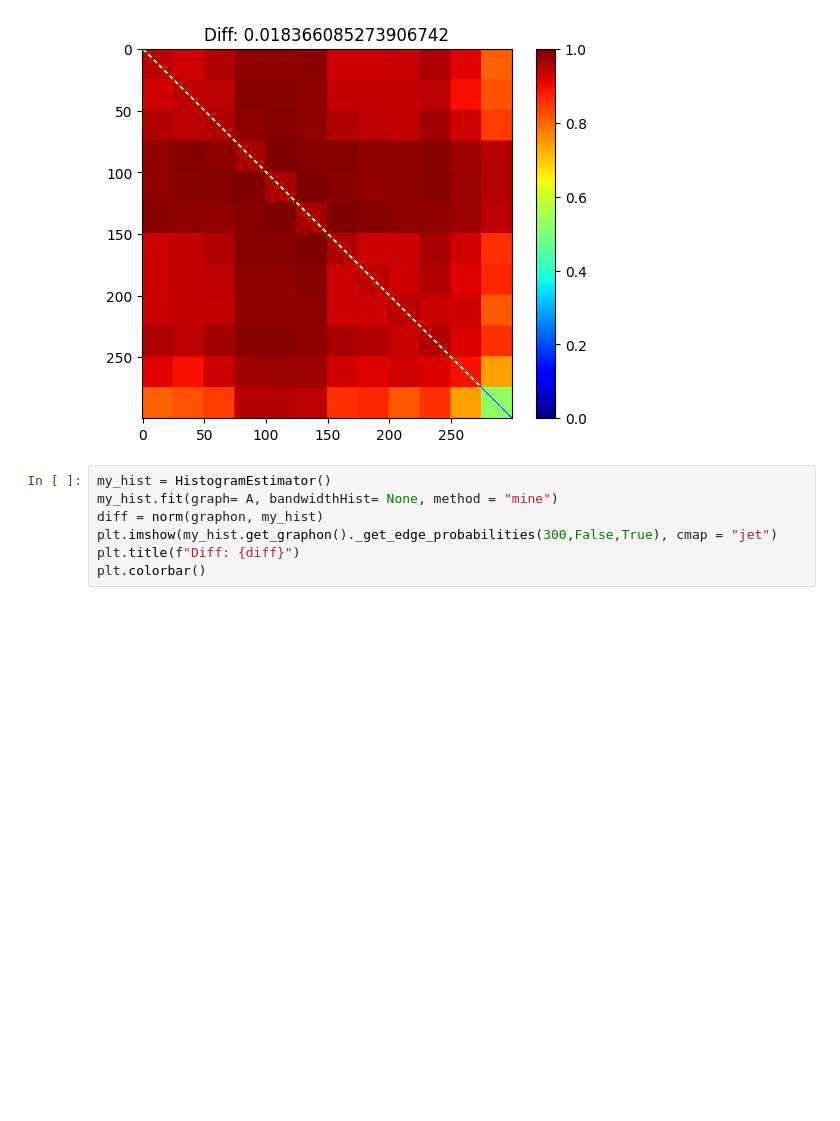
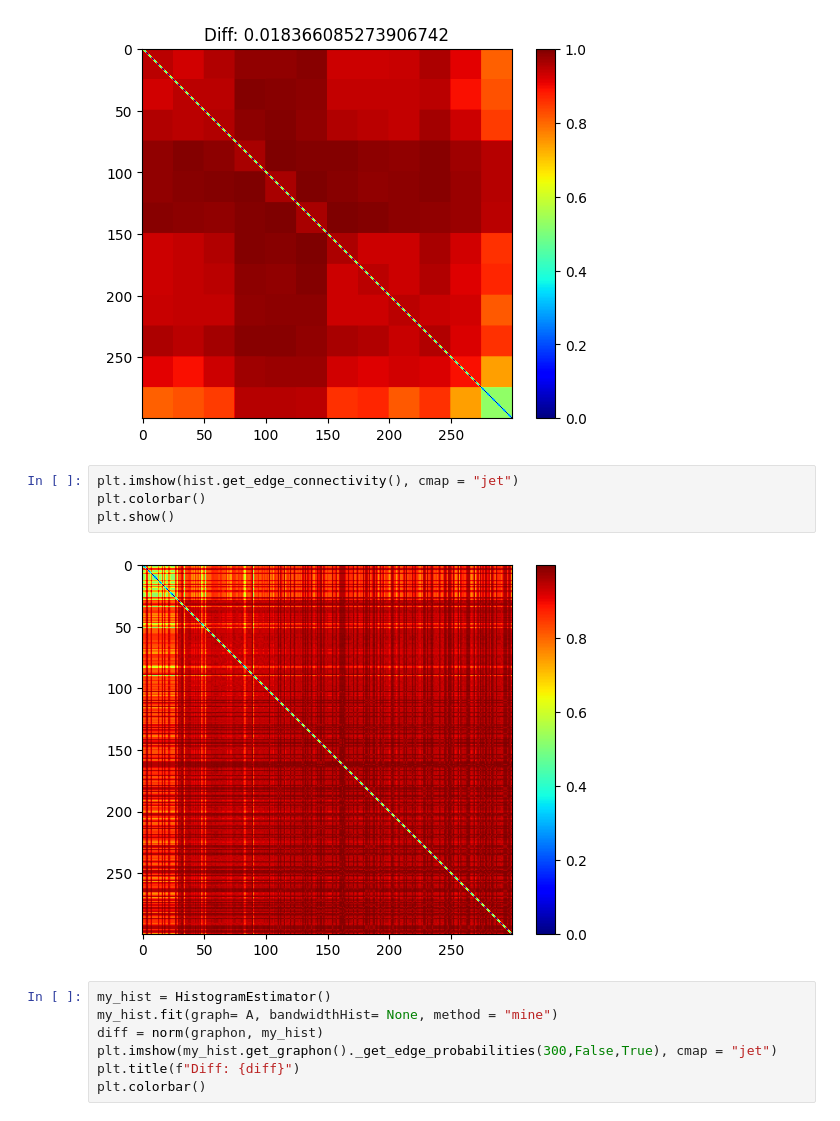
Before and after one commit to dufourc1/pygraphon, a Jupyter notebook: dev/2022_10_01_test_estimators.ipynb, the cells around one changed output. Drawn from its saved outputs; the diff is of its cells as text; blank space fills up the shorter version.

```diff
--- a/dev/2022_10_01_test_estimators.ipynb
+++ b/dev/2022_10_01_test_estimators.ipynb
@@ -49,6 +49,12 @@ Initial normalized log-likelihood: -0.1430893866287504
 Best LL: -0.0375
 <matplotlib.colorbar.Colorbar at 0x...>
 [figure]
+# %%
+plt.imshow(hist.get_edge_connectivity(), cmap = "jet")
+plt.colorbar()
+plt.show()
+# %% [output]
+[figure, added]
 # %%
 my_hist = HistogramEstimator()
 my_hist.fit(graph= A, bandwidthHist= None, method = "mine")
```
Also changed, not shown: parts of 1 cell of this notebook, 5 other files.
